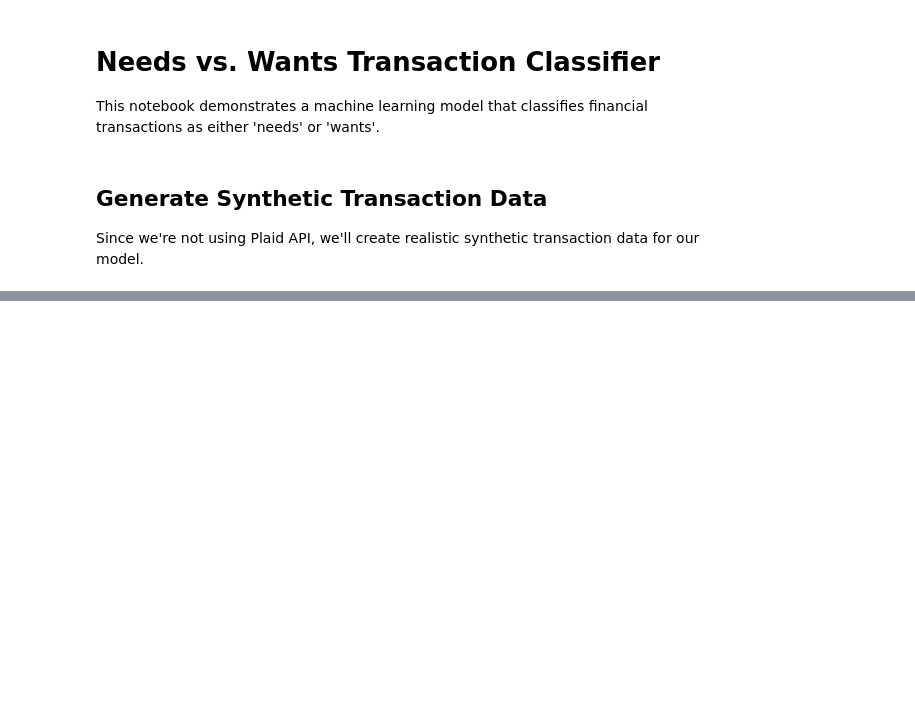
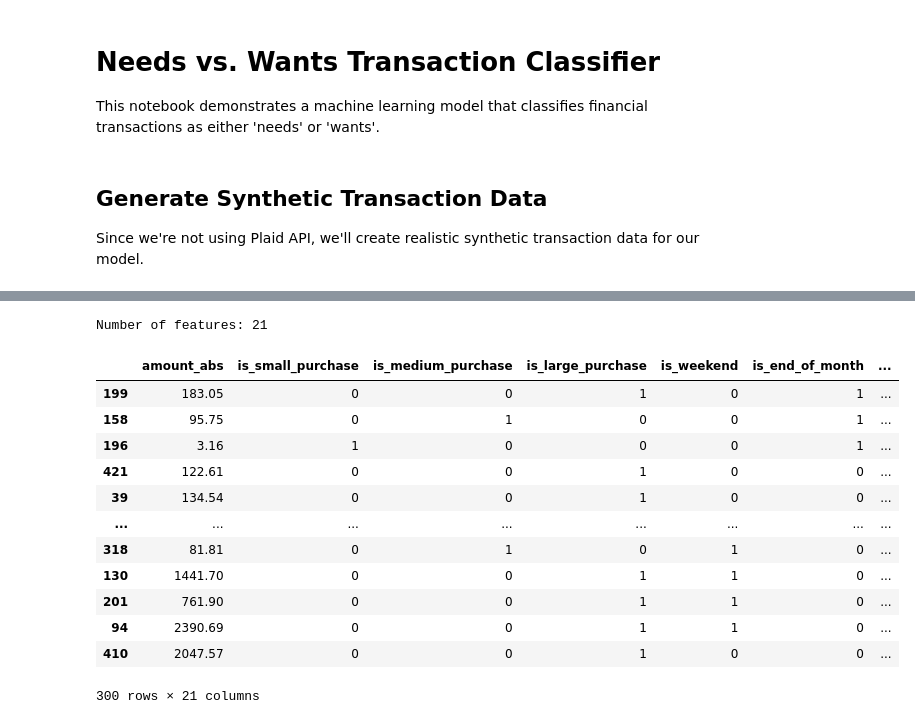
Before and after one commit to aditya-kurup/spendwisev3, a Jupyter notebook: backend/Untitled-1.ipynb, the cells around one changed output, grey strips where cells are left out. Drawn from its saved outputs; the diff is of its cells as text; code cells hidden in the pictures; blank space fills up the shorter version.

```diff
--- a/backend/Untitled-1.ipynb
+++ b/backend/Untitled-1.ipynb
@@ -346,0 +365,79 @@ display(feature_importance_df.head(30))
+# %%
+# Feature engineering for the model
+import numpy as np
+from sklearn.preprocessing import LabelEncoder, OneHotEncoder
+
+# Keep track of need and want indicators for later use
+need_indicators = ['grocery', 'bill', 'utility', 'gas', 'rent', 'medical', 'insurance']
+want_indicators = ['restaurant', 'coffee', 'entertainment', 'shopping', 'travel']
+
+# 1. Process amount (likely our most important feature)
+# Amount is often the strongest predictor of need vs want
+df['amount_abs'] = df['amount'].abs()  # Use absolute value since expenses might be negative
+
+# Create amount bins - larger purchases more likely to be wants
+df['is_small_purchase'] = (df['amount_abs'] < 20).astype(int)  # Small purchases
+df['is_medium_purchase'] = ((df['amount_abs'] >= 20) & (df['amount_abs'] < 100)).astype(int)  # Medium
+df['is_large_purchase'] = (df['amount_abs'] >= 100).astype(int)  # Large purchases
+
+# 2. Extract features from transaction name
+# Create keyword indicators for common needs/wants
+for keyword in need_indicators:
+    df[f'name_has_{keyword}'] = df['name'].str.lower().str.contains(keyword, na=False).astype(int)
+
+for keyword in want_indicators:
+    df[f'name_has_{keyword}'] = df['name'].str.lower().str.contains(keyword, na=False).astype(int)
+
+# 3. Time-based features
+df['date'] = pd.to_datetime(df['date'])
+df['is_weekend'] = df['date'].dt.dayofweek.isin([5, 6]).astype(int)  # Weekend purchases more likely wants
+df['day_of_month'] = df['date'].dt.day
+df['is_end_of_month'] = (df['day_of_month'] > 25).astype(int)  # End of month often bills/needs
+
+# 4. Category-based features
+# Fix: Ensure all categories are strings
+df['category'] = df['category'].apply(lambda x: " > ".join(x) if isinstance(x, list) else x)
+
+# Create category groups based on need vs want patterns
+need_categories = ['Bank Fees', 'Food and Drink > Groceries', 'Housing', 'Transfer', 'Payment',
+                  'Travel > Public Transportation', 'Healthcare', 'Service', 'Utilities']
+want_categories = ['Food and Drink > Restaurants', 'Shopping', 'Travel', 'Recreation',
+                  'Food and Drink > Coffee', 'Entertainment']
+
+df['category_is_likely_need'] = df['category'].apply(lambda x:
+                                             any(need_cat.lower() in x.lower()
+                                                 for need_cat in need_categories if isinstance(x, str))).astype(int)
+df['category_is_likely_want'] = df['category'].apply(lambda x:
+                                             any(want_cat.lower() in x.lower()
+                                                 for want_cat in want_categories if isinstance(x, str))).astype(int)
+
+# 5. Periodic spending patterns
+# Recurring transactions of same amount are often needs
+amount_counts = df.groupby('amount_abs')['amount_abs'].transform('count')
+df['is_recurring_amount'] = (amount_counts > 1).astype(int)
+
+# Combine all features
+features_cols = ['amount_abs', 'is_small_purchase', 'is_medium_purchase', 'is_large_purchase',
+                'is_weekend', 'is_end_of_month', 'category_is_likely_need', 'category_is_likely_want',
+                'is_recurring_amount'] + [col for col in df.columns if col.startswith('name_has_')]
+
+features_df = df[features_cols]
+
+# Show the features dataframe
+print(f"Number of features: {features_df.shape[1]}")
+features_df.head(300)
+# %% [output]
+Number of features: 21
+|  | amount_abs | is_small_purchase | is_medium_purchase | is_large_purchase | is_weekend | is_end_of_month | ... |
+| 199 | 183.05 | 0 | 0 | 1 | 0 | 1 | ... |
+| 158 | 95.75 | 0 | 1 | 0 | 0 | 1 | ... |
+| 196 | 3.16 | 1 | 0 | 0 | 0 | 1 | ... |
+| 421 | 122.61 | 0 | 0 | 1 | 0 | 0 | ... |
+| 39 | 134.54 | 0 | 0 | 1 | 0 | 0 | ... |
+| ... | ... | ... | ... | ... | ... | ... | ... |
+| 318 | 81.81 | 0 | 1 | 0 | 1 | 0 | ... |
+| 130 | 1441.70 | 0 | 0 | 1 | 1 | 0 | ... |
+| 201 | 761.90 | 0 | 0 | 1 | 1 | 0 | ... |
+| 94 | 2390.69 | 0 | 0 | 1 | 1 | 0 | ... |
+| 410 | 2047.57 | 0 | 0 | 1 | 0 | 0 | ... |
+300 rows × 21 columns
```
Also changed, not shown: parts of 22 cells of this notebook, 5 other files.
